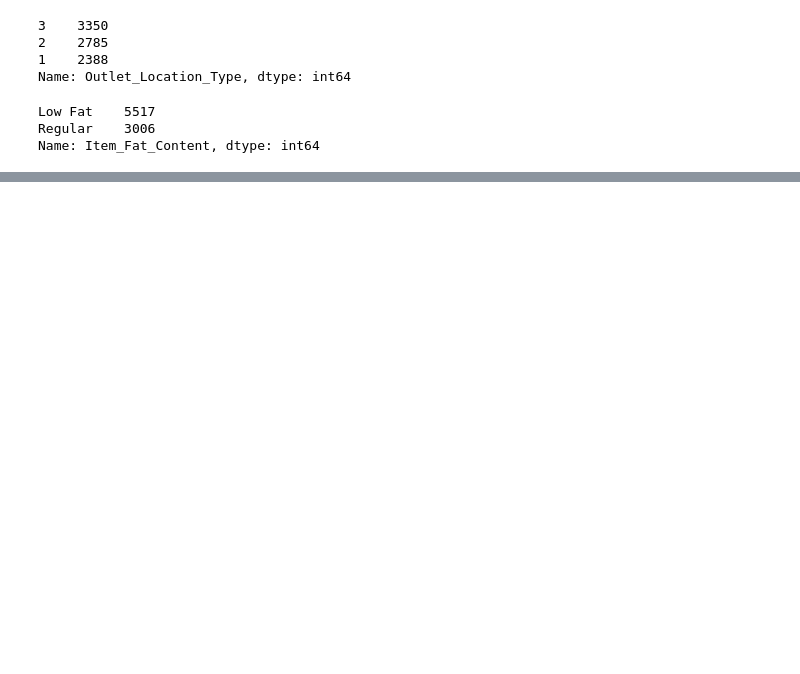
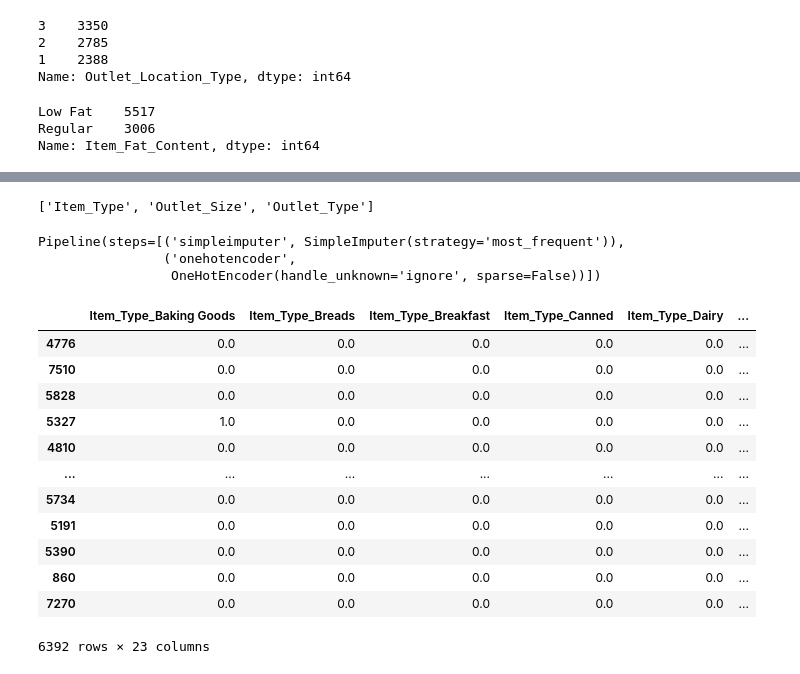
Before and after one commit to Magui2912/food-sales-predictions, a Jupyter notebook: project1.ipynb, the cells around one changed output, grey strips where cells are left out. Cells and saved outputs as stored; diff of their text form; code cells hidden in the pictures; blank space fills up the shorter version.

```diff
--- a/project1.ipynb
+++ b/project1.ipynb
@@ -531,2 +557,36 @@ y = df_2['Item_Outlet_Sales']
 # %%
 X_train, X_test, y_train, y_test = train_test_split(X, y, random_state=42)
+# %%
+cat_selector = make_column_selector(dtype_include = 'object')
+cat_selector(X_train)
+# %% [output]
+['Item_Type', 'Outlet_Size', 'Outlet_Type']
+# %%
+# Creating a pipline for handling categorical data
+
+impute_cat = SimpleImputer(strategy='most_frequent')
+encoder = OneHotEncoder(handle_unknown='ignore',sparse=False)
+
+cat_pipe = make_pipeline(impute_cat,encoder)
+cat_pipe
+# %% [output]
+Pipeline(steps=[('simpleimputer', SimpleImputer(strategy='most_frequent')),
+                ('onehotencoder',
+                 OneHotEncoder(handle_unknown='ignore', sparse=False))])
+# %%
+## test cat_pipe (optional)
+cat_pipe.fit_transform(X_train[cat_selector(X_train)])
+# %% [output]
+|  | Item_Type_Baking Goods | Item_Type_Breads | Item_Type_Breakfast | Item_Type_Canned | Item_Type_Dairy | ... |
+| 4776 | 0.0 | 0.0 | 0.0 | 0.0 | 0.0 | ... |
+| 7510 | 0.0 | 0.0 | 0.0 | 0.0 | 0.0 | ... |
+| 5828 | 0.0 | 0.0 | 0.0 | 0.0 | 0.0 | ... |
+| 5327 | 1.0 | 0.0 | 0.0 | 0.0 | 0.0 | ... |
+| 4810 | 0.0 | 0.0 | 0.0 | 0.0 | 0.0 | ... |
+| ... | ... | ... | ... | ... | ... | ... |
+| 5734 | 0.0 | 0.0 | 0.0 | 0.0 | 0.0 | ... |
+| 5191 | 0.0 | 0.0 | 0.0 | 0.0 | 0.0 | ... |
+| 5390 | 0.0 | 0.0 | 0.0 | 0.0 | 0.0 | ... |
+| 860 | 0.0 | 0.0 | 0.0 | 0.0 | 0.0 | ... |
+| 7270 | 0.0 | 0.0 | 0.0 | 0.0 | 0.0 | ... |
+6392 rows × 23 columns
```
Also changed, not shown: parts of 48 cells of this notebook.
